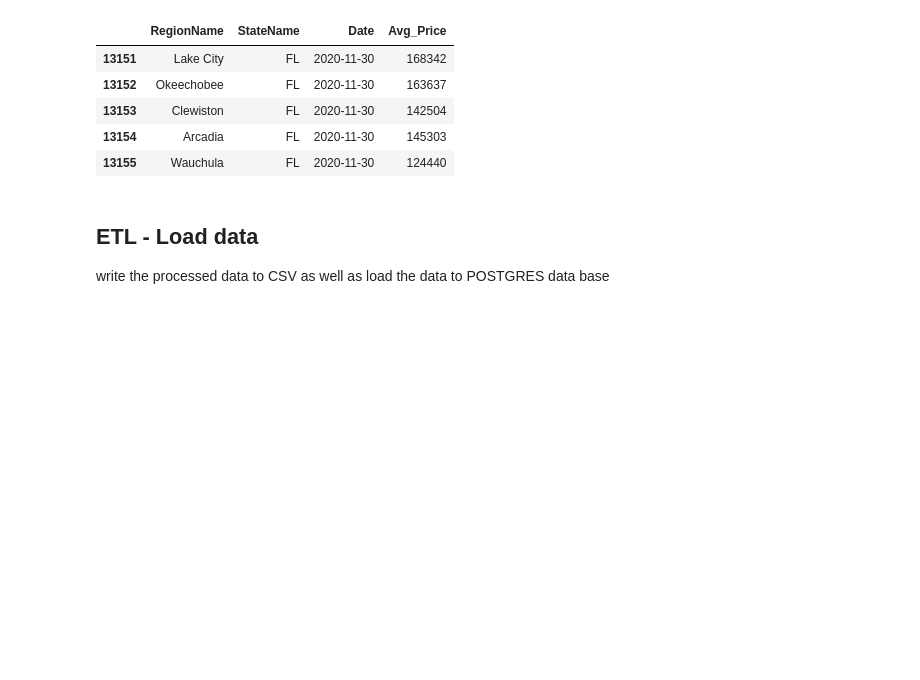
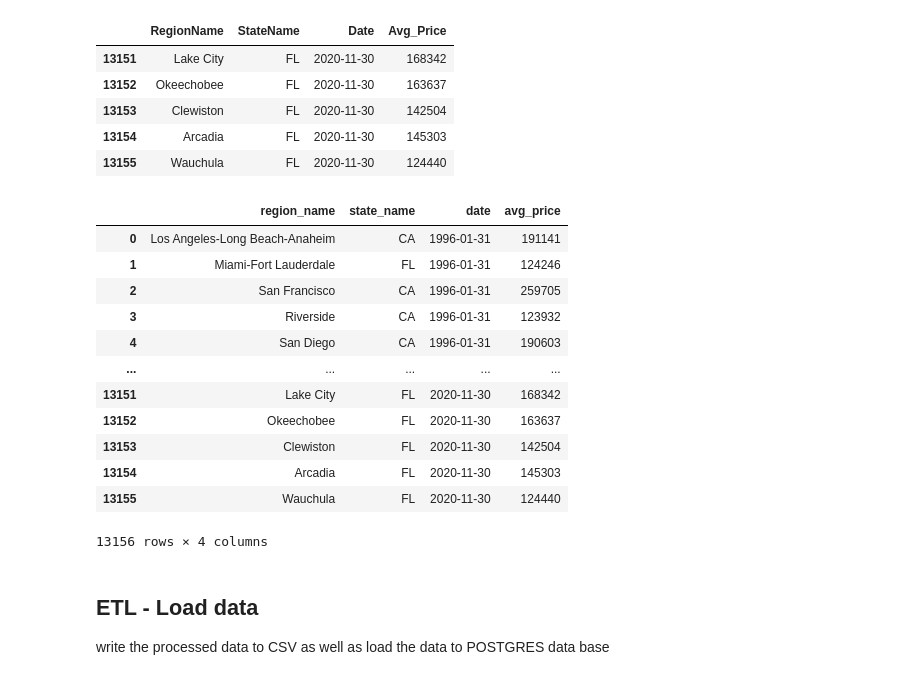
Before and after one commit to Jopinson/COVID19_Property_Pandemic, a Jupyter notebook: notebooks/ETL/ETL-Housing.ipynb, the cells around one changed output. Cells and saved outputs as stored; diff of their text form; code cells hidden in the pictures; blank space fills up the shorter version.

```diff
--- a/notebooks/ETL/ETL-Housing.ipynb
+++ b/notebooks/ETL/ETL-Housing.ipynb
@@ -130,6 +139,23 @@ FL_CA_df.tail()
 | 13153 | Clewiston | FL | 2020-11-30 | 142504 |
 | 13154 | Arcadia | FL | 2020-11-30 | 145303 |
 | 13155 | Wauchula | FL | 2020-11-30 | 124440 |
+# %%
+FL_CA_df.rename(columns={"RegionName":"region_name","StateName":"state_name","Date":"date","Avg_Price":"avg_price"},inplace=True)
+FL_CA_df
+# %% [output]
+|  | region_name | state_name | date | avg_price |
+| 0 | Los Angeles-Long Beach-Anaheim | CA | 1996-01-31 | 191141 |
+| 1 | Miami-Fort Lauderdale | FL | 1996-01-31 | 124246 |
+| 2 | San Francisco | CA | 1996-01-31 | 259705 |
+| 3 | Riverside | CA | 1996-01-31 | 123932 |
+| 4 | San Diego | CA | 1996-01-31 | 190603 |
+| ... | ... | ... | ... | ... |
+| 13151 | Lake City | FL | 2020-11-30 | 168342 |
+| 13152 | Okeechobee | FL | 2020-11-30 | 163637 |
+| 13153 | Clewiston | FL | 2020-11-30 | 142504 |
+| 13154 | Arcadia | FL | 2020-11-30 | 145303 |
+| 13155 | Wauchula | FL | 2020-11-30 | 124440 |
+13156 rows × 4 columns
 # %% [markdown]
 ## ETL - Load data
 write the processed data to CSV as well as load the data to POSTGRES data base
```
Also changed, not shown: parts of 6 cells of this notebook, 2 other files.
